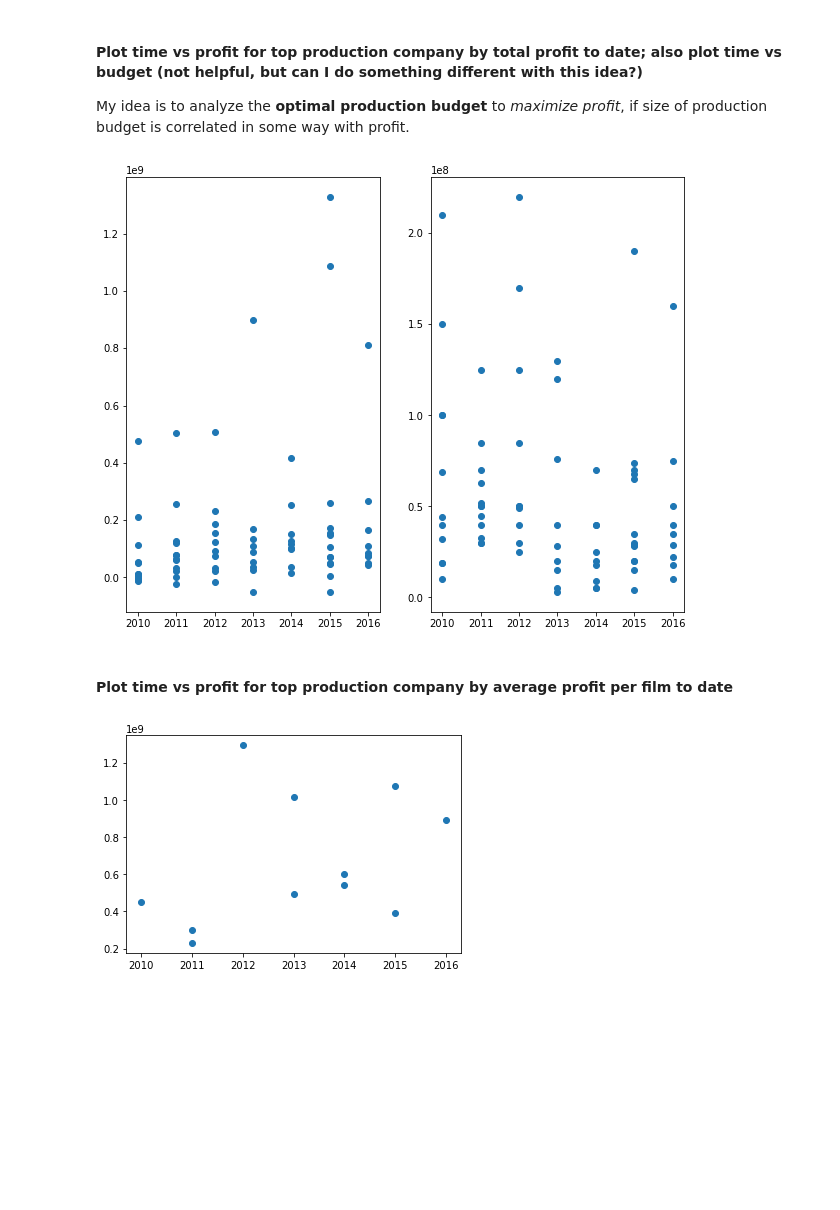
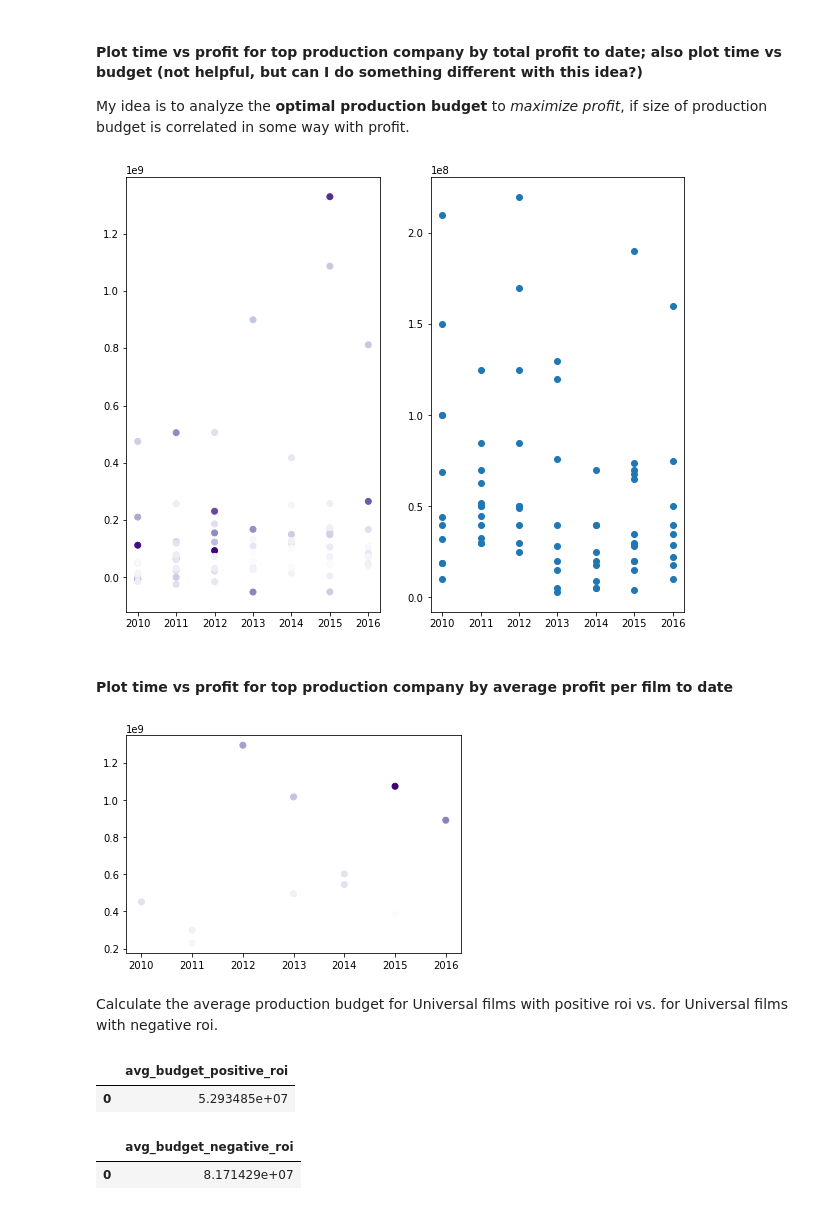
Before and after one commit to ran0027/microsoft_movie_analysis, a Jupyter notebook: Untitled.ipynb, the cells around one changed output. Cells and saved outputs as stored; diff of their text form; code cells hidden in the pictures; blank space fills up the shorter version.

Commit message:
Organize nb for presentation; polish genres graphics

```diff
--- a/Untitled.ipynb
+++ b/Untitled.ipynb
@@ -925,3 +1459,5 @@ production_company_analysis.dropna(subset=['production_companies'], inplace=True
+# %%
+production_company_analysis.drop(no_production_companies, inplace=True)
 # %%
 production_company_analysis.head(4)
 # %% [output]
@@ -951,0 +1469,4 @@ print(genre_counts)
+# %%
+production_company_analysis['percentage_of_revenue'] = production_company_analysis['worldwide_gross']\
+/ production_company_analysis['production_companies'].map(len)\
+/ production_company_analysis['worldwide_gross'].sum()
@@ -997,3 +1556,0 @@ plt.xticks(rotation=90);
-# %%
-movies_by_production_companies['profit'] = movies_by_production_companies['worldwide_gross']\
-                                            - movies_by_production_companies['production_budget']
@@ -1081,7 +1655,7 @@ psdf(query)
 #### Plot time vs profit for top production company by total profit to date; also plot time vs budget (not helpful, but can I do something different with this idea?)
 My idea is to analyze the **optimal production budget** to *maximize profit*, if size of production budget is correlated in some way with profit.
 # %%
-query = ''' SELECT start_year, profit
+query = ''' SELECT start_year, profit, production_budget
             FROM movies_by_production_companies
             WHERE production_companies = 'Universal Pictures'
             ORDER BY start_year
@@ -1101,13 +1675,14 @@ universal_year_budget = psdf(query)
 # %%
 fig, ax = plt.subplots(ncols=2, figsize=(10, 8))
 
-ax[0].scatter(universal_year_profit.start_year.values, universal_year_profit.profit.values)
+ax[0].scatter(universal_year_profit.start_year.values, universal_year_profit.profit.values,\
+             c=universal_year_profit.production_budget, cmap='Purples')
 
 ax[1].scatter(universal_year_budget.start_year.values, universal_year_budget.production_budget.values);
 
 # Later: change the size / color of the dot based on size & sign (+ or -) of profit
 # %% [output]
-[figure, old version]
+[figure, new version]
 # %% [markdown]
 #### Plot time vs profit for top production company by average profit per film to date
 # %%
@@ -1122,6 +1697,31 @@ marvel_year_profit = psdf(query)
 # %%
 fig, ax = plt.subplots()
 
-ax.scatter(marvel_year_profit.start_year.values, marvel_year_profit.profit.values);
+ax.scatter(marvel_year_profit.start_year.values, marvel_year_profit.profit.values,\
+          c=marvel_year_profit.production_budget, cmap='Purples');
 # %% [output]
-[figure, old version]
+[figure, new version]
+# %% [markdown]
+Calculate the average production budget for Universal films with positive roi vs. for Universal films with negative roi.
+# %%
+query = ''' SELECT AVG(production_budget) AS avg_budget_positive_roi
+            FROM movies_by_production_companies
+            WHERE production_companies = 'Universal Pictures' AND roi > 0
+            ;
+            '''
+
+psdf(query)
+# %% [output]
+|  | avg_budget_positive_roi |
+| 0 | 5.293485e+07 |
+# %%
+query = ''' SELECT AVG(production_budget) AS avg_budget_negative_roi
+            FROM movies_by_production_companies
+            WHERE production_companies = 'Universal Pictures' AND roi < 0
+            ;
+            '''
+
+psdf(query)
+# %% [output]
+|  | avg_budget_negative_roi |
+| 0 | 8.171429e+07 |
```
Also changed, not shown: parts of 142 cells of this notebook.
